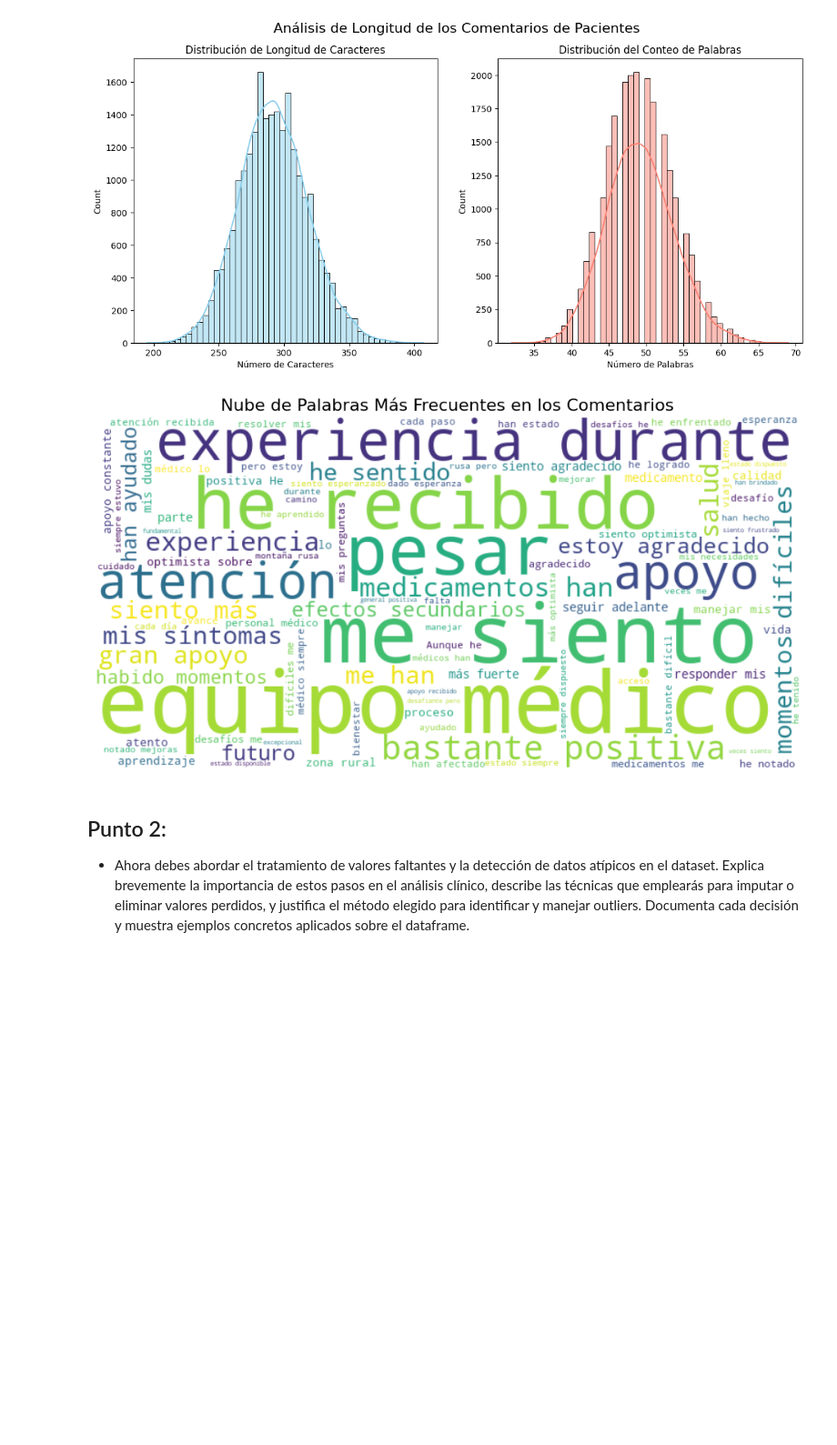
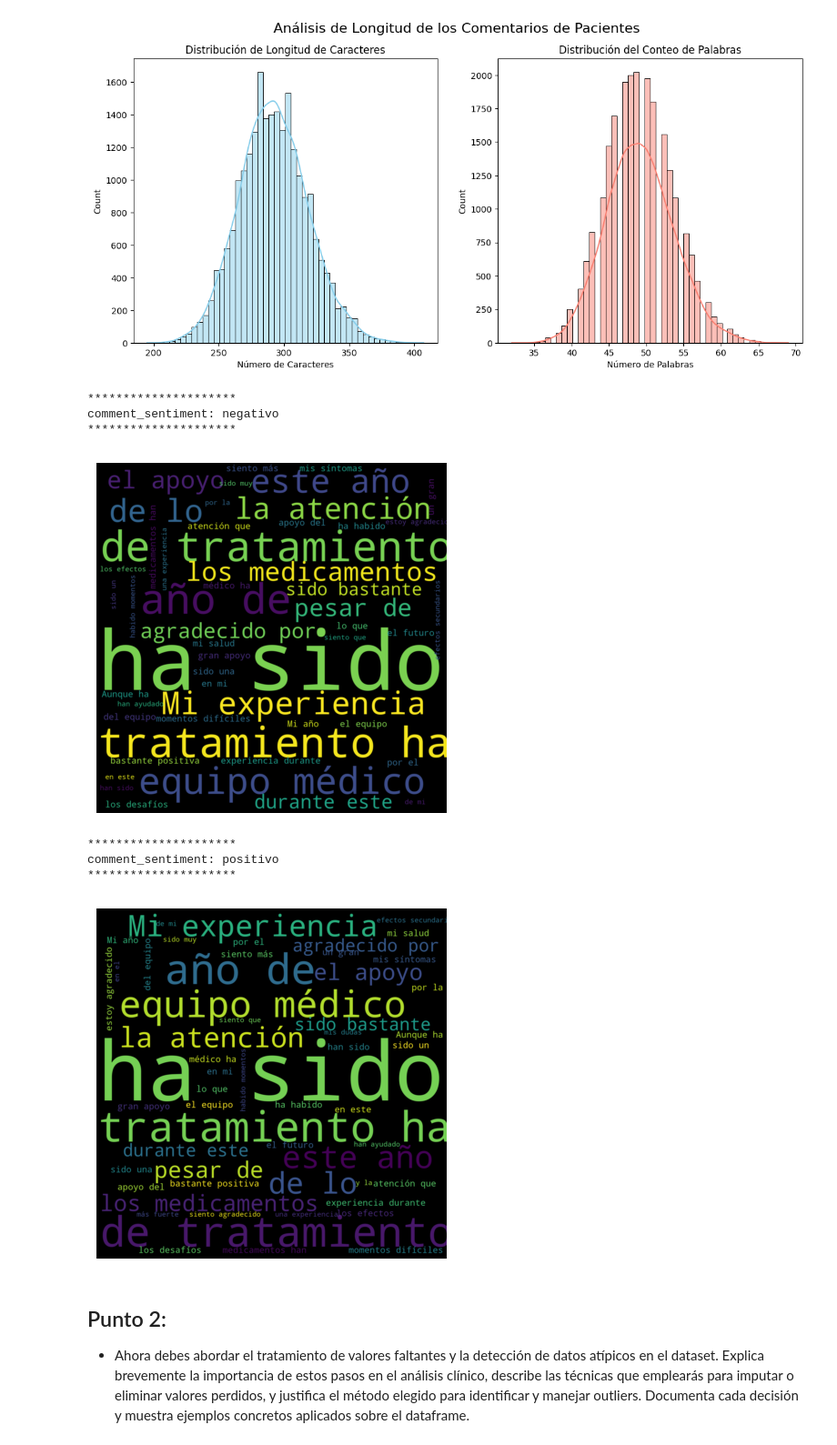
Before and after one commit to FerminEscalona/MedicalTreatment_LogisticRegression, a Jupyter notebook: Fase02_MedicalTreatmend copy.ipynb, the cells around one changed output. Shown at 91% size. Saved outputs shown, nothing was run; the diff lists cells and outputs as text; code cells hidden in the pictures; blank space fills up the shorter version.

```diff
--- a/Fase02_MedicalTreatmend copy.ipynb
+++ b/Fase02_MedicalTreatmend copy.ipynb
@@ -192,21 +192,40 @@ Name: count, dtype: int64
 # %%
 # Nube de Palabras
 text = " ".join(review for review in df.patient_comment.astype(str))
 stopwords_prueba = set([
     "de", "la", "que", "el", "en", "y", "a", "los", "del", "se", "con", "por", "un",
     "para", "una", "mi", "ha", "sido", "muy", "este", "año", "el", "tratamiento"
 ])
 
 wordcloud = WordCloud(stopwords=stopwords_prueba, background_color="white",
                       max_words=100, width=800, height=400).generate(text)
 
-plt.figure(figsize=(12, 8))
-plt.imshow(wordcloud, interpolation='bilinear')
-plt.axis("off")
-plt.title('Nube de Palabras Más Frecuentes en los Comentarios', fontsize=16)
-plt.show()
+for vote in df["comment_sentiment"].unique():
+    print("*********************")
+    print("comment_sentiment:", vote)
+    print("*********************")
+    wordcloud = WordCloud(
+        max_font_size=100,
+        max_words=100,
+        background_color="black",
+        scale=10,
+        width=200,
+        height=200
+    ).generate(text)
+    #Figure properties
+    plt.figure(figsize=(5,5))
+    plt.imshow(wordcloud, interpolation="bilinear")
+    plt.axis("off")
+    plt.show()
 # %% [output]
+*********************
+comment_sentiment: negativo
+*********************
-[figure, old version]
+[figure, new version]
+*********************
+comment_sentiment: positivo
+*********************
+[figure, added]
 # %% [markdown]
 ## Punto 2:
 
```
Also changed, not shown: parts of 5 cells of this notebook.
